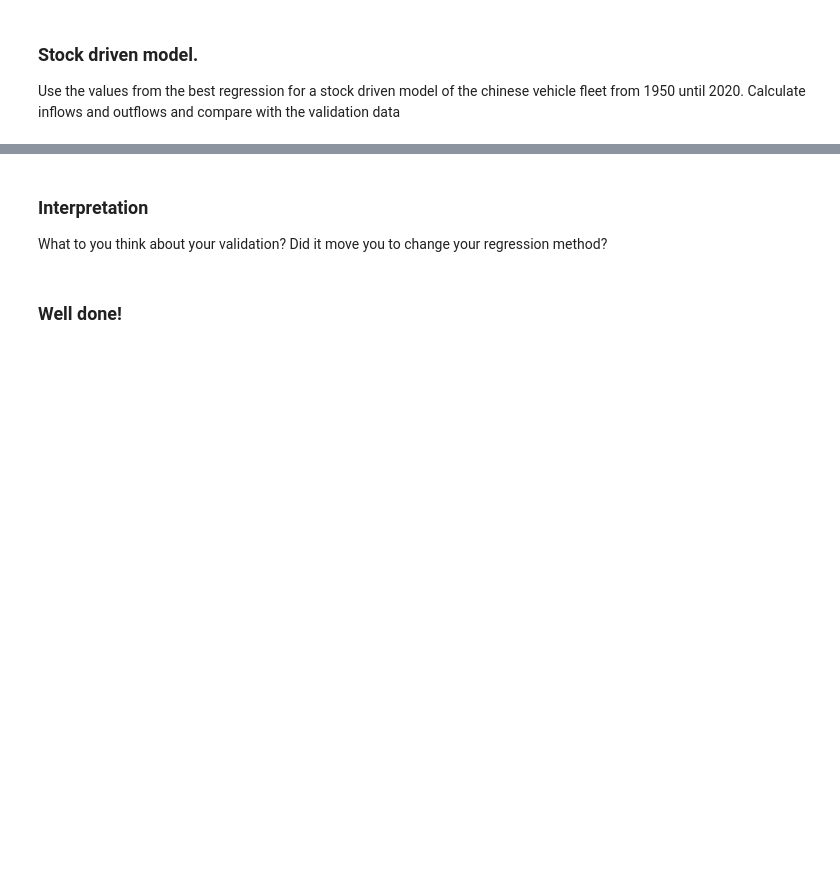
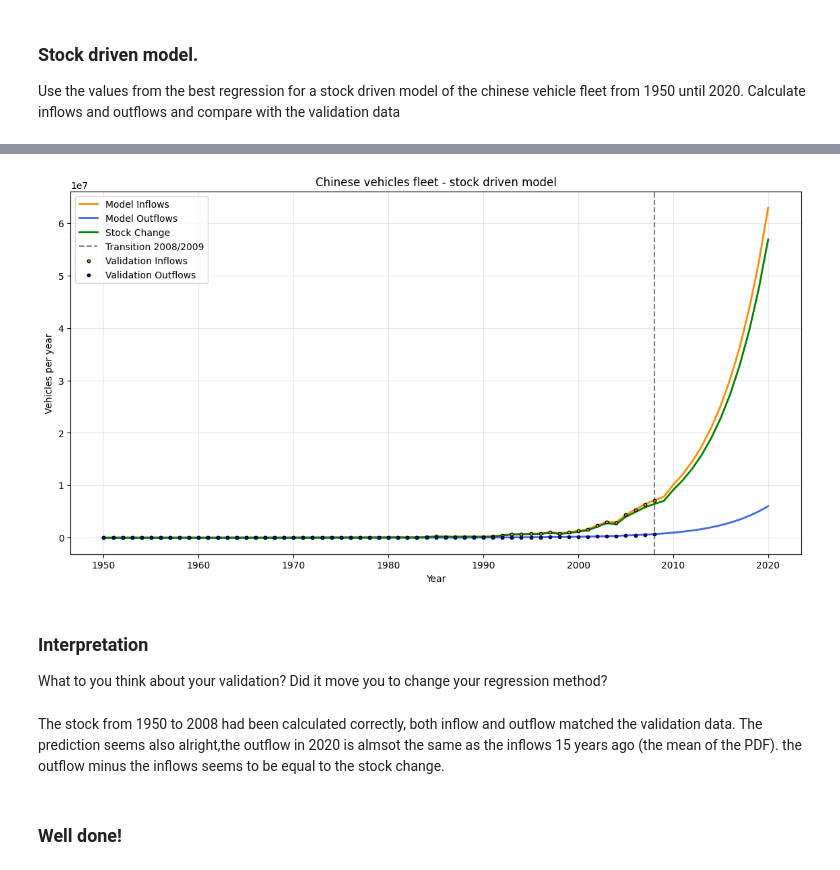
Before and after one commit to juliettegau/TEP4290-juliette, a Jupyter notebook: Warm-up_15_regression.ipynb, the cells around one changed output, grey strips where cells are left out. Drawn from its saved outputs; the diff is of its cells as text; code cells hidden in the pictures; blank space fills up the shorter version.

```diff
--- a/Warm-up_15_regression.ipynb
+++ b/Warm-up_15_regression.ipynb
@@ -1040,5 +993,76 @@ plt.show()
+# %%
+from scipy.stats import norm
+
+# Define Time Range
+start_year = 1950
+end_year_hist = 2008
+end_year_pred = 2020
+years_full = np.arange(start_year, end_year_pred + 1)
+n_years = len(years_full)
+
+# Construct the Composite Stock Vector
+hist_stock = population * vpc
+
+x_pred = np.arange(end_year_hist + 1, end_year_pred + 1)
+pop_pred = ncs_model_pop.predict(x_pred)
+vpc_pred = logistic(x_pred, *popt_vpc)
+pred_stock = pop_pred * vpc_pred
+
+full_stock = np.concatenate([hist_stock, pred_stock])
+
+# Pre-calculate delta stock for all years (Stock Change)
+delta_stock_vec = np.diff(full_stock, prepend=0)
+
+# Lifetime Distribution (PDF)
+mean_l = 15
+std_dev_l = 5
+max_age = 100
+pdf_lifetime = norm.pdf(np.arange(max_age), loc=mean_l, scale=std_dev_l)
+pdf_lifetime /= pdf_lifetime.sum()
+
+# Iterative calculation
+inflows_calc = np.zeros(n_years)
+outflows_calc = np.zeros(n_years)
+
+for t in range(n_years):
+    # Calculate Outflow based on past calculated inflows
+    if t > 0:
+        past_inflows = inflows_calc[:t]
+        exit_probs = pdf_lifetime[1:t+1][::-1]
+        outflows_calc[t] = np.sum(past_inflows * exit_probs)
+
+    # Use the pre-calculated delta from the vector
+    delta_stock = delta_stock_vec[t]
+
+    # Resulting Inflow required to satisfy the stock change and outflows
+    inflows_calc[t] = delta_stock + outflows_calc[t]
+
+# Validation data
+outflow_validation = np.array(validation.Outflow)
+inflow_validation = np.array(validation.Inflow)
+
+# Final Visualization
+plt.figure(figsize=(14, 7))
+plt.plot(years_full, inflows_calc, label='Model Inflows', color='darkorange', lw=2)
+plt.plot(years_full, outflows_calc, label='Model Outflows', color='royalblue', lw=2)
+plt.plot(years_full, delta_stock_vec, label='Stock Change', color='green', lw=2) # Now works
+plt.axvline(x=2008, color='black', linestyle='--', alpha=0.5, label='Transition 2008/2009')
+
+plt.scatter(validation.Time, inflow_validation, color='orange', edgecolor='black', s=10, label='Validation Inflows', zorder=5)
+plt.scatter(validation.Time, outflow_validation, color='blue', edgecolor='black', s=10, label='Validation Outflows', zorder=5)
+
+plt.title('Chinese vehicles fleet - stock driven model')
+plt.xlabel('Year')
+plt.ylabel('Vehicles per year')
+plt.legend()
+plt.grid(True, alpha=0.3)
+plt.show()
+# %% [output]
+[figure, added]
 # %% [markdown]
 ### Interpretation
 What to you think about your validation? Did it move you to change your regression method?
+# %% [markdown]
+The stock from 1950 to 2008 had been calculated correctly, both inflow and outflow matched the validation data. The prediction seems also alright,the outflow in 2020 is almsot the same as the inflows 15 years ago (the mean of the PDF). the outflow minus the inflows seems to be equal to the stock change.
 # %% [markdown]
 ### Well done!
```
Also changed, not shown: parts of 5 cells of this notebook, 1 other file.
